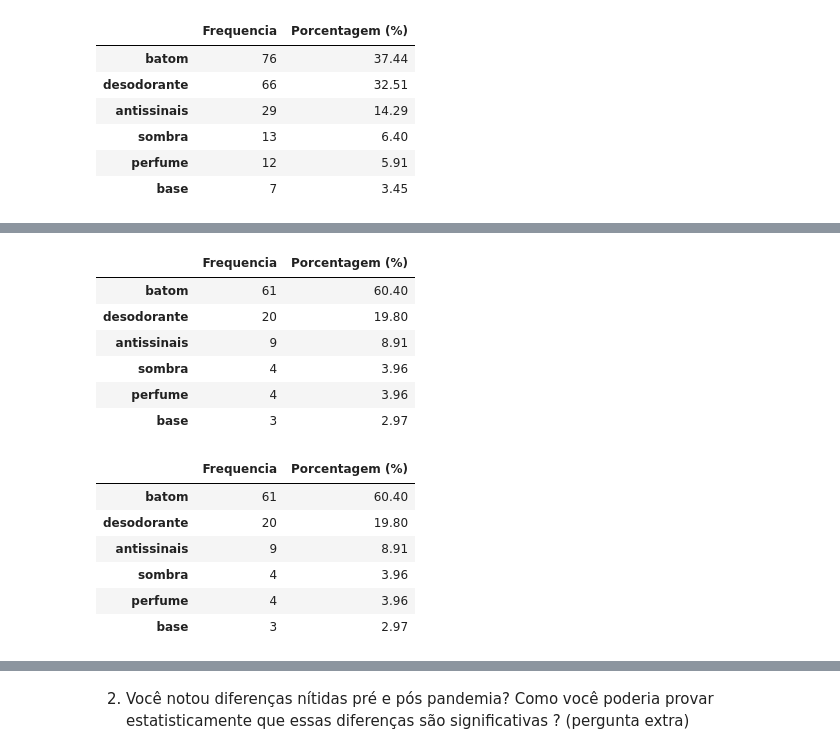
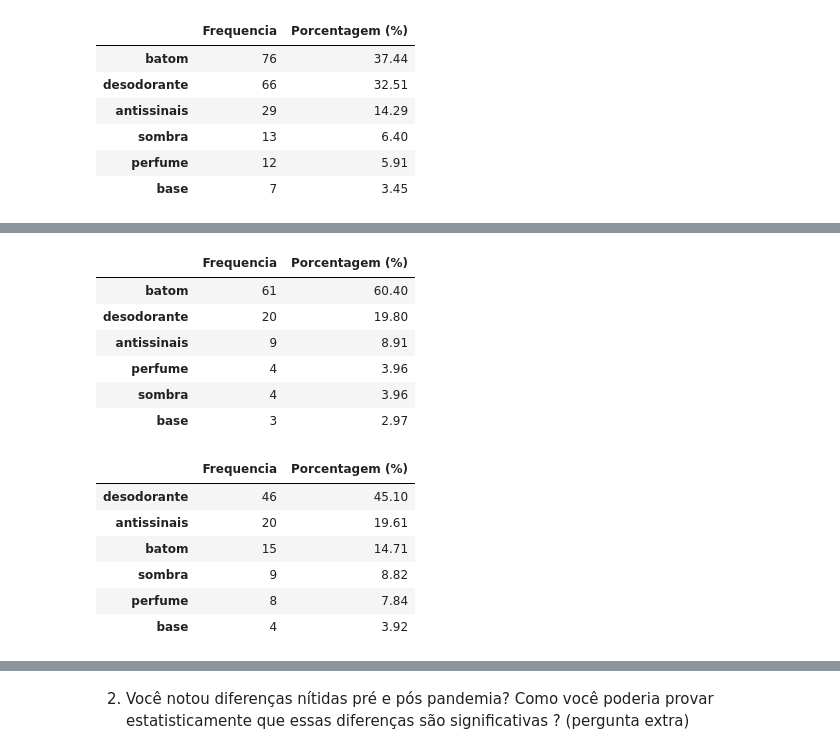
Before and after one commit to NahLima/python-para-analise-dados, a Jupyter notebook: Estatistica/Challenge-02.ipynb, the cells around one changed output, grey strips where cells are left out. Cells and saved outputs as stored; diff of their text form; code cells hidden in the pictures.

```diff
--- a/Estatistica/Challenge-02.ipynb
+++ b/Estatistica/Challenge-02.ipynb
@@ -163,32 +181,33 @@ pos_pandemia.head()
 # %%
-#pré pandemia
+#produtos vendidos pré pandemia
 
-frequencia_pre = pre_pandemia['produto'].value_counts() # contagem
-percentual_pre = pre_pandemia['produto'].value_counts(normalize = True) * 100 # percentual
+pre_pandemia = dados_consumidor[(dados_consumidor['pre-pandemia'] == 1)]
+frequencia_pre = pre_pandemia['produto'].value_counts()
+porcentagem_pre =  pre_pandemia['produto'].value_counts(normalize = True) * 100 # percentual
 
-dist_freq_qualitativas_pre = pd.DataFrame({'Frequencia':frequencia,'Porcentagem (%)':round(percentual,2)})
+dist_freq_qualitativas_pre = pd.DataFrame({'Frequencia':frequencia_pre,'Porcentagem (%)':round(porcentagem_pre,2)})
 dist_freq_qualitativas_pre
 # %% [output]
 |  | Frequencia | Porcentagem (%) |
 | batom | 61 | 60.40 |
 | desodorante | 20 | 19.80 |
 | antissinais | 9 | 8.91 |
+| perfume | 4 | 3.96 |
 | sombra | 4 | 3.96 |
-| perfume | 4 | 3.96 |
 | base | 3 | 2.97 |
 # %%
-#pós pandemia
+#produtos vendidos pós pandemia
+pos_pandemia = dados_consumidor[(dados_consumidor['pre-pandemia'] == 0)]
+frequencia_pos = pos_pandemia['produto'].value_counts()
+porcentagem_pos =  pos_pandemia['produto'].value_counts(normalize = True) * 100 # percentual
 
-frequencia_pos = pos_pandemia['produto'].value_counts() # contagem
-percentual_pos = pos_pandemia['produto'].value_counts(normalize = True) * 100 # percentual
-
-dist_freq_qualitativas_pos = pd.DataFrame({'Frequencia':frequencia,'Porcentagem (%)':round(percentual,2)})
+dist_freq_qualitativas_pos = pd.DataFrame({'Frequencia':frequencia_pos,'Porcentagem (%)':round(porcentagem_pos,2)})
 dist_freq_qualitativas_pos
 # %% [output]
 |  | Frequencia | Porcentagem (%) |
-| batom | 61 | 60.40 |
-| desodorante | 20 | 19.80 |
-| antissinais | 9 | 8.91 |
-| sombra | 4 | 3.96 |
-| perfume | 4 | 3.96 |
-| base | 3 | 2.97 |
+| desodorante | 46 | 45.10 |
+| antissinais | 20 | 19.61 |
+| batom | 15 | 14.71 |
+| sombra | 9 | 8.82 |
+| perfume | 8 | 7.84 |
+| base | 4 | 3.92 |
```
Also changed, not shown: parts of 17 cells of this notebook.
